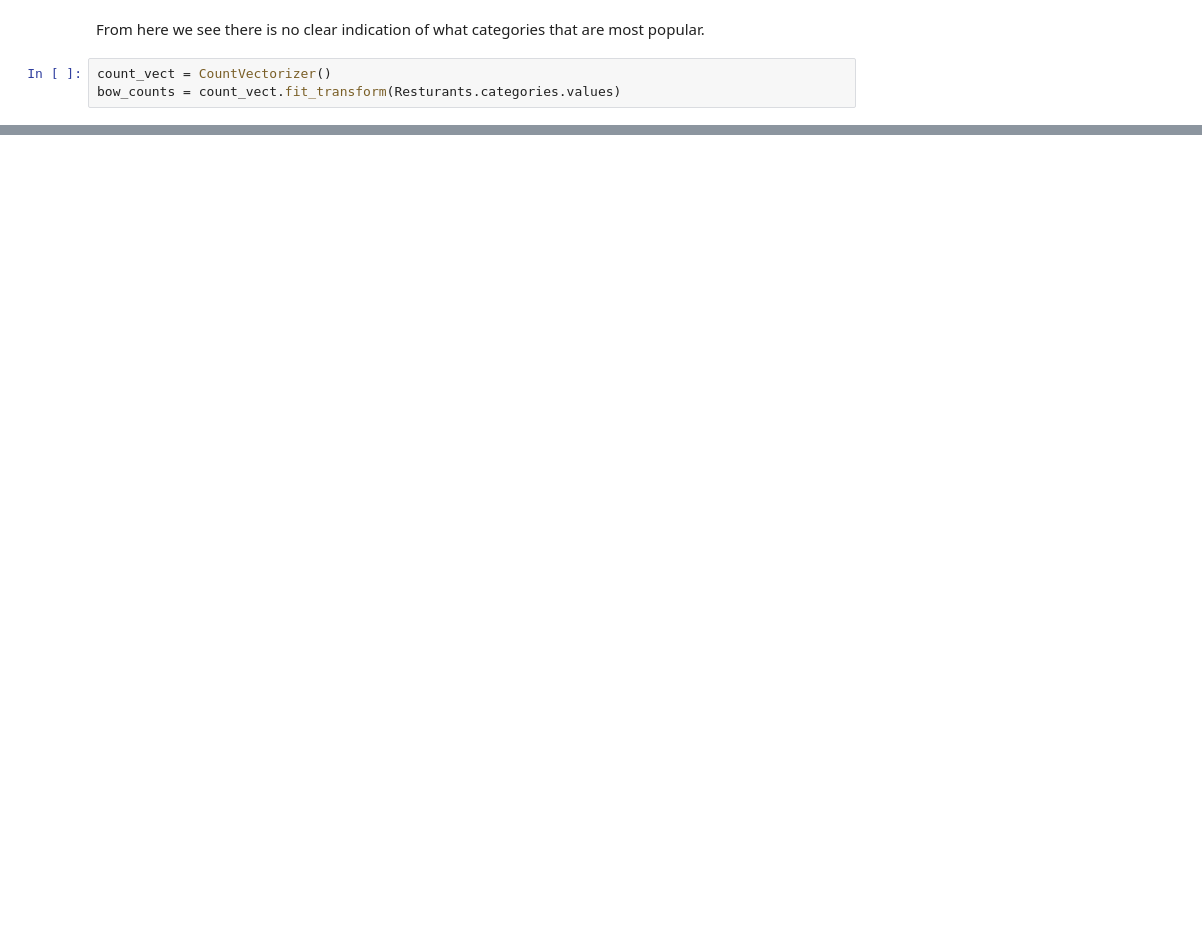
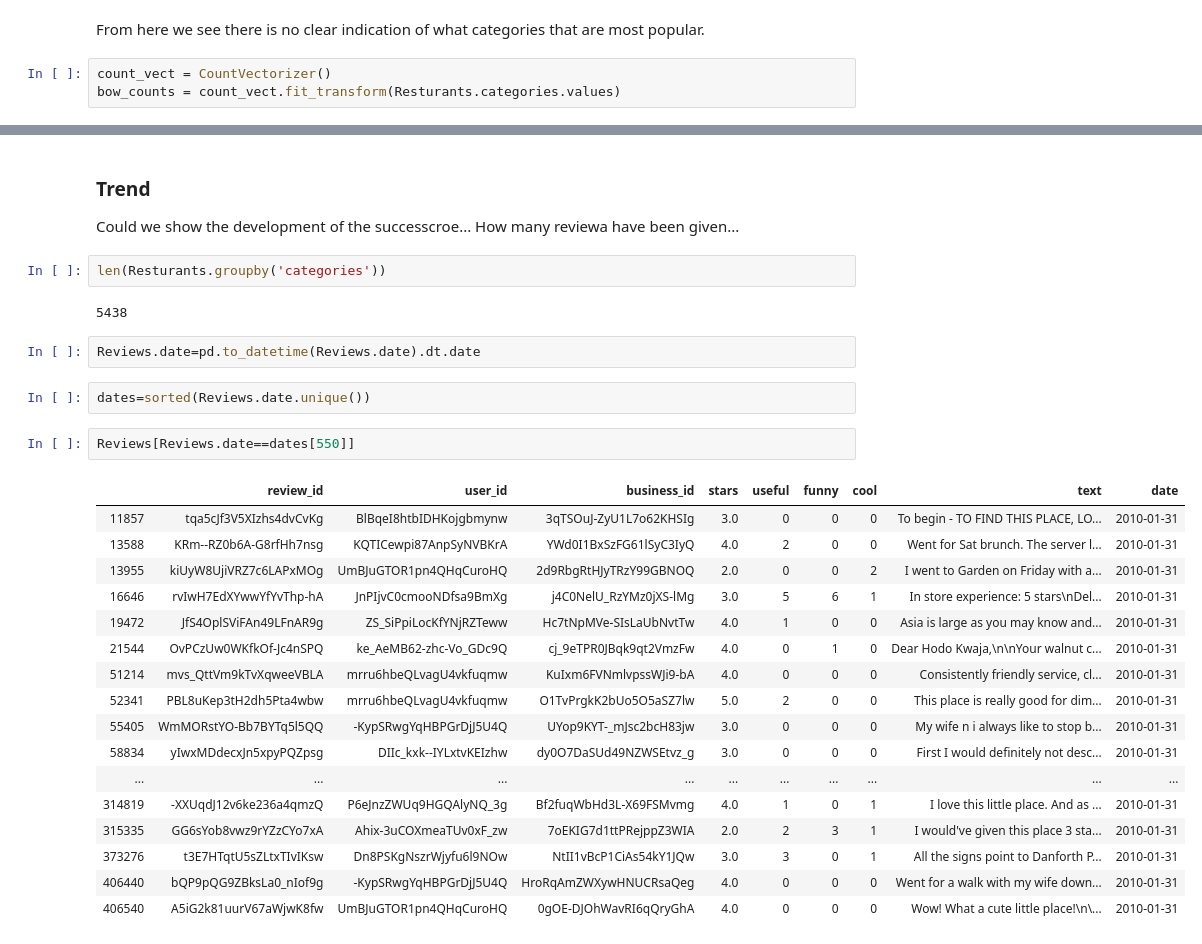
Before and after one commit to LongQin1/Adv.BA-Final-Proj, a Jupyter notebook: Investor_ResturantTypes.ipynb, the cells around one changed output, grey strips where cells are left out. Drawn from its saved outputs; the diff is of its cells as text; blank space fills up the shorter version.

Commit message:
new success score

```diff
--- a/Investor_ResturantTypes.ipynb
+++ b/Investor_ResturantTypes.ipynb
@@ -170,0 +174,32 @@ noodles 379.67622950819674
+# %% [markdown]
+### Trend
+Could we show the development of the successcroe...
+How many reviewa have been given...
+# %%
+len(Resturants.groupby('categories'))
+# %% [output]
+5438
+# %%
+Reviews.date=pd.to_datetime(Reviews.date).dt.date
+# %%
+dates=sorted(Reviews.date.unique())
+# %%
+Reviews[Reviews.date==dates[550]]
+# %% [output]
+|  | review_id | user_id | business_id | stars | useful | funny | cool | text | date |
+| 11857 | tqa5cJf3V5XIzhs4dvCvKg | BlBqeI8htbIDHKojgbmynw | 3qTSOuJ-ZyU1L7o62KHSIg | 3.0 | 0 | 0 | 0 | To begin - TO FIND THIS PLACE, LO... | 2010-01-31 |
+| 13588 | KRm--RZ0b6A-G8rfHh7nsg | KQTICewpi87AnpSyNVBKrA | YWd0I1BxSzFG61lSyC3IyQ | 4.0 | 2 | 0 | 0 | Went for Sat brunch. The server l... | 2010-01-31 |
+| 13955 | kiUyW8UjiVRZ7c6LAPxMOg | UmBJuGTOR1pn4QHqCuroHQ | 2d9RbgRtHJyTRzY99GBNOQ | 2.0 | 0 | 0 | 2 | I went to Garden on Friday with a... | 2010-01-31 |
+| 16646 | rvIwH7EdXYwwYfYvThp-hA | JnPIjvC0cmooNDfsa9BmXg | j4C0NelU_RzYMz0jXS-lMg | 3.0 | 5 | 6 | 1 | In store experience: 5 stars\nDel... | 2010-01-31 |
+| 19472 | JfS4OplSViFAn49LFnAR9g | ZS_SiPpiLocKfYNjRZTeww | Hc7tNpMVe-SIsLaUbNvtTw | 4.0 | 1 | 0 | 0 | Asia is large as you may know and... | 2010-01-31 |
+| 21544 | OvPCzUw0WKfkOf-Jc4nSPQ | ke_AeMB62-zhc-Vo_GDc9Q | cj_9eTPR0JBqk9qt2VmzFw | 4.0 | 0 | 1 | 0 | Dear Hodo Kwaja,\n\nYour walnut c... | 2010-01-31 |
+| 51214 | mvs_QttVm9kTvXqweeVBLA | mrru6hbeQLvagU4vkfuqmw | KuIxm6FVNmlvpssWJi9-bA | 4.0 | 0 | 0 | 0 | Consistently friendly service, cl... | 2010-01-31 |
+| 52341 | PBL8uKep3tH2dh5Pta4wbw | mrru6hbeQLvagU4vkfuqmw | O1TvPrgkK2bUo5O5aSZ7lw | 5.0 | 2 | 0 | 0 | This place is really good for dim... | 2010-01-31 |
+| 55405 | WmMORstYO-Bb7BYTq5l5QQ | -KypSRwgYqHBPGrDjJ5U4Q | UYop9KYT-_mJsc2bcH83jw | 3.0 | 0 | 0 | 0 | My wife n i always like to stop b... | 2010-01-31 |
+| 58834 | yIwxMDdecxJn5xpyPQZpsg | DIIc_kxk--IYLxtvKEIzhw | dy0O7DaSUd49NZWSEtvz_g | 3.0 | 0 | 0 | 0 | First I would definitely not desc... | 2010-01-31 |
+| ... | ... | ... | ... | ... | ... | ... | ... | ... | ... |
+| 314819 | -XXUqdJ12v6ke236a4qmzQ | P6eJnzZWUq9HGQAlyNQ_3g | Bf2fuqWbHd3L-X69FSMvmg | 4.0 | 1 | 0 | 1 | I love this little place. And as ... | 2010-01-31 |
+| 315335 | GG6sYob8vwz9rYZzCYo7xA | Ahix-3uCOXmeaTUv0xF_zw | 7oEKIG7d1ttPRejppZ3WIA | 2.0 | 2 | 3 | 1 | I would've given this place 3 sta... | 2010-01-31 |
+| 373276 | t3E7HTqtU5sZLtxTIvIKsw | Dn8PSKgNszrWjyfu6l9NOw | NtII1vBcP1CiAs54kY1JQw | 3.0 | 3 | 0 | 1 | All the signs point to Danforth P... | 2010-01-31 |
+| 406440 | bQP9pQG9ZBksLa0_nIof9g | -KypSRwgYqHBPGrDjJ5U4Q | HroRqAmZWXywHNUCRsaQeg | 4.0 | 0 | 0 | 0 | Went for a walk with my wife down... | 2010-01-31 |
+| 406540 | A5iG2k81uurV67aWjwK8fw | UmBJuGTOR1pn4QHqCuroHQ | 0gOE-DJOhWavRI6qQryGhA | 4.0 | 0 | 0 | 0 | Wow! What a cute little place!\n\... | 2010-01-31 |
```
Also changed, not shown: parts of 9 cells of this notebook.
